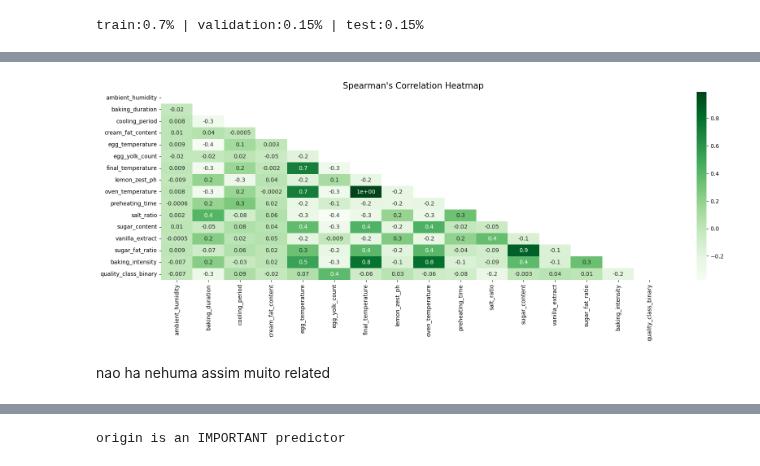
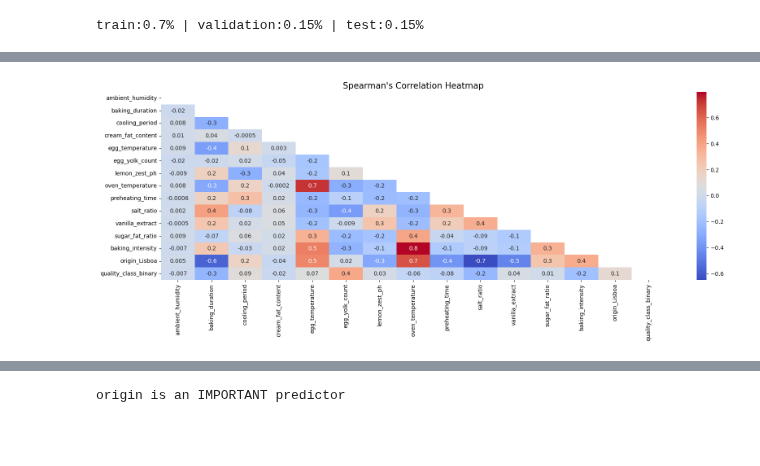
Before and after one commit to afonsolince06/Machine_Learning_Project, a Jupyter notebook: NOTEBOOK 3 NEWWWW.ipynb, the cells around one changed output, grey strips where cells are left out. Saved outputs shown, nothing was run; the diff lists cells and outputs as text; code cells hidden in the pictures; blank space fills up the shorter version.

```diff
--- a/NOTEBOOK 3 NEWWWW.ipynb
+++ b/NOTEBOOK 3 NEWWWW.ipynb
@@ -246,4 +263,12 @@ X_predict_cat = predict_data.select_dtypes(exclude = np.number)
 # %%
+'''
+The imputer was fitted only on the training set to prevent Data Leakage
+This strictly ensures that no information from the evaluation sets leaks into the training process.
+'''
+
 imputer = SimpleImputer(strategy='median')
 imputer.fit(X_train_num)
+
+imputer2 = SimpleImputer(strategy='most_frequent')
+imputer2.fit(X_train_cat)
 # %% [output]
@@ -251,8 +276,17 @@ SimpleImputer(strategy='median')
 # %%
-# Transform all splits using the median learned from the training data
+#NUMERICAL FEATURES
+#  Transform all splits using the median learned from the training data
 X_train_num.loc[:, :] = imputer.transform(X_train_num)
 X_val_num.loc[:, :] = imputer.transform(X_val_num)
 X_test_num.loc[:, :] = imputer.transform(X_test_num)
 
 X_predict_num.loc[:, :] = imputer.transform(X_predict_num)
+
+#CATEGORICAL FEATURES
+#  Transform all splits using the most frequent value learned from the training data
+X_train_cat.loc[:, :] = imputer2.transform(X_train_cat)
+X_val_cat.loc[:, :] = imputer2.transform(X_val_cat)
+X_test_cat.loc[:, :] = imputer2.transform(X_test_cat)
+
+X_predict_cat.loc[:, :] = imputer2.transform(X_predict_cat)
 # %% [markdown]
@@ -329,19 +414,18 @@ Spearmans Correlation
 # %%
-# Joining the numeric observations with the outcome
-all_train_numerical = X_train_scaled.join(y_train)
+# Temporarily joining the numeric observations with the target
+all_train_numerical = X_train_final.join(y_train)
 
 # Computing Spearman's Correlation
 correlation = all_train_numerical.corr(method = 'spearman')
 
 # Plotting the lower triangle of the correlation map
 def corr_heatmap(correlation):
     plt.figure(figsize=(20, 6))
-    ax = sns.heatmap(data = correlation, annot = True, mask = np.triu(np.ones_like(correlation)), cmap = 'Greens', fmt = '.1')
+    ax = sns.heatmap(data = correlation, annot = True, mask = np.triu(np.ones_like(correlation)), cmap = 'coolwarm', fmt = '.1')
+    #the mask= is to show only the lower triangle as the matrix is symmetric and it is easier to read this way
     ax.set_title("Spearman's Correlation Heatmap", fontdict = {'fontsize': 15})
     plt.show()
 
 corr_heatmap(correlation)
 # %% [output]
-[figure, old version]
+[figure, new version]
-# %% [markdown]
-nao ha nehuma assim muito related
```
Also changed, not shown: parts of 56 cells of this notebook, 3 other files.
